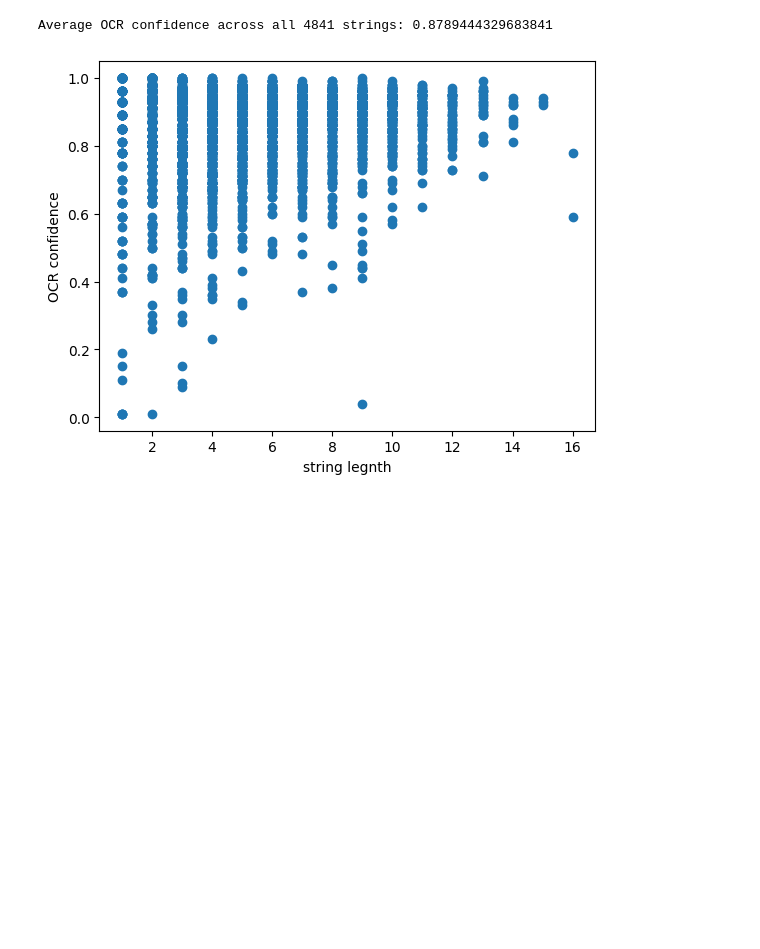
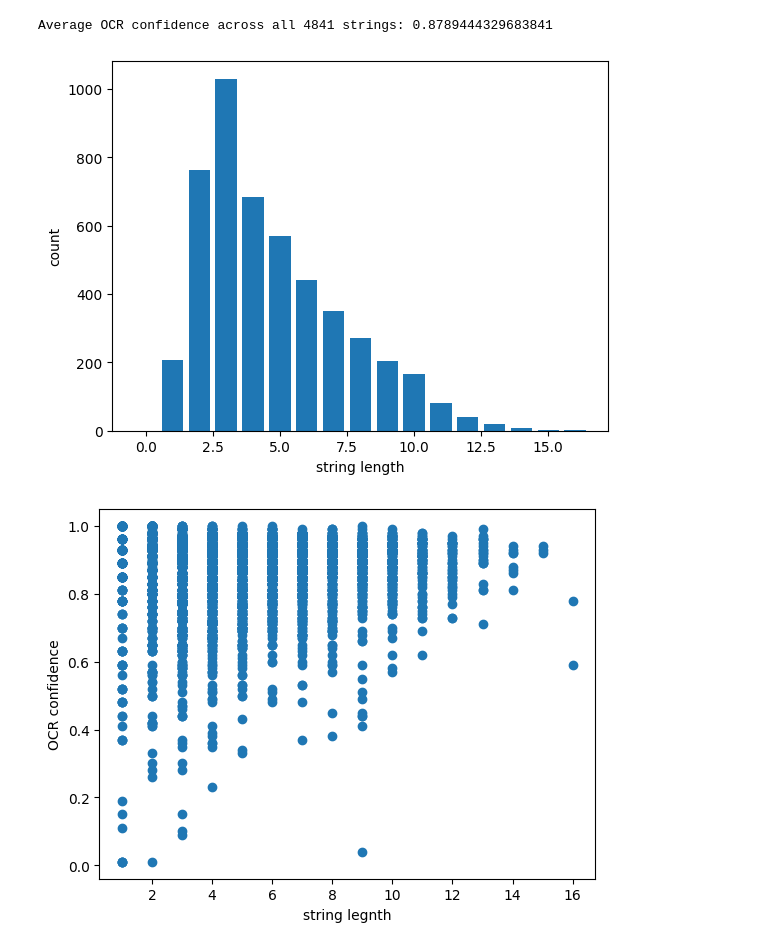
Before and after one commit to owenleonard11/chronam-utils, a Jupyter notebook: explore_xml.ipynb, the cells around one changed output. Cells and saved outputs as stored; diff of their text form; code cells hidden in the pictures; blank space fills up the shorter version.

```diff
--- a/explore_xml.ipynb
+++ b/explore_xml.ipynb
@@ -138,6 +138,16 @@ for string in strings:
 print(f'Average OCR confidence across all {len(string_wc)} strings:', sum(string_wc) / len(string_wc))
 # %% [output]
 Average OCR confidence across all 4841 strings: 0.8789444329683841
+# %%
+lengths = [0 for _ in range(17)]
+for string in strings:
+    lengths[len(string.attrib['CONTENT'])] += 1
+plt.bar(list(range(17)), lengths)
+plt.xlabel('string length')
+plt.ylabel('count')
+plt.show()
+# %% [output]
+[figure, added]
 # %%
 plt.scatter([len(string.attrib['CONTENT']) for string in strings], [float(string.attrib['WC']) for string in strings])
 plt.xlabel('string legnth')
```
Also changed, not shown: 2 other files.
